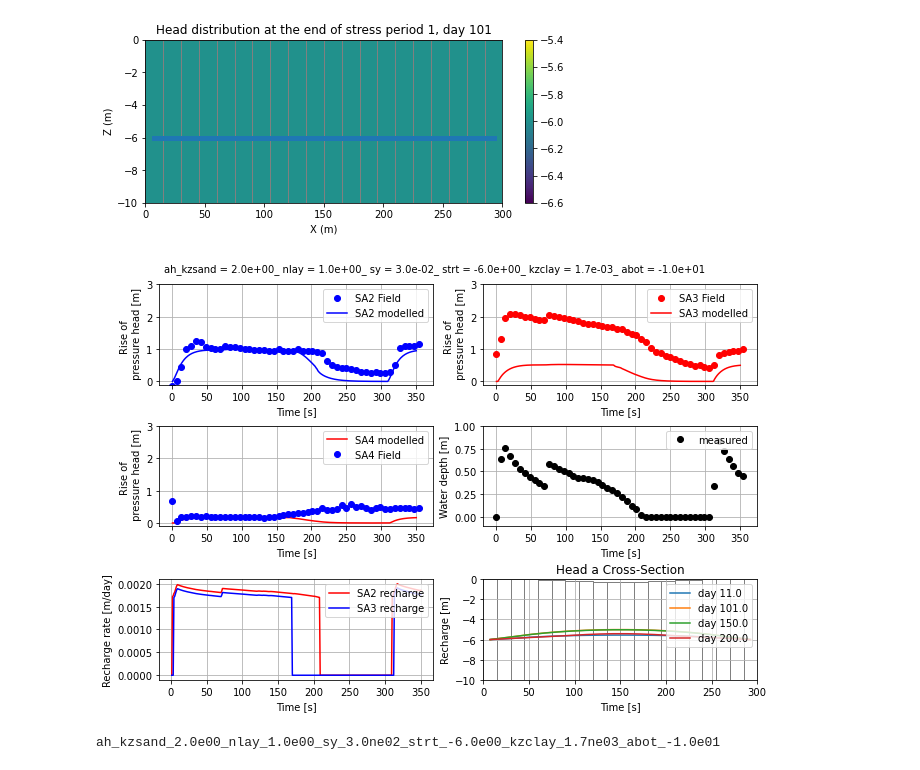
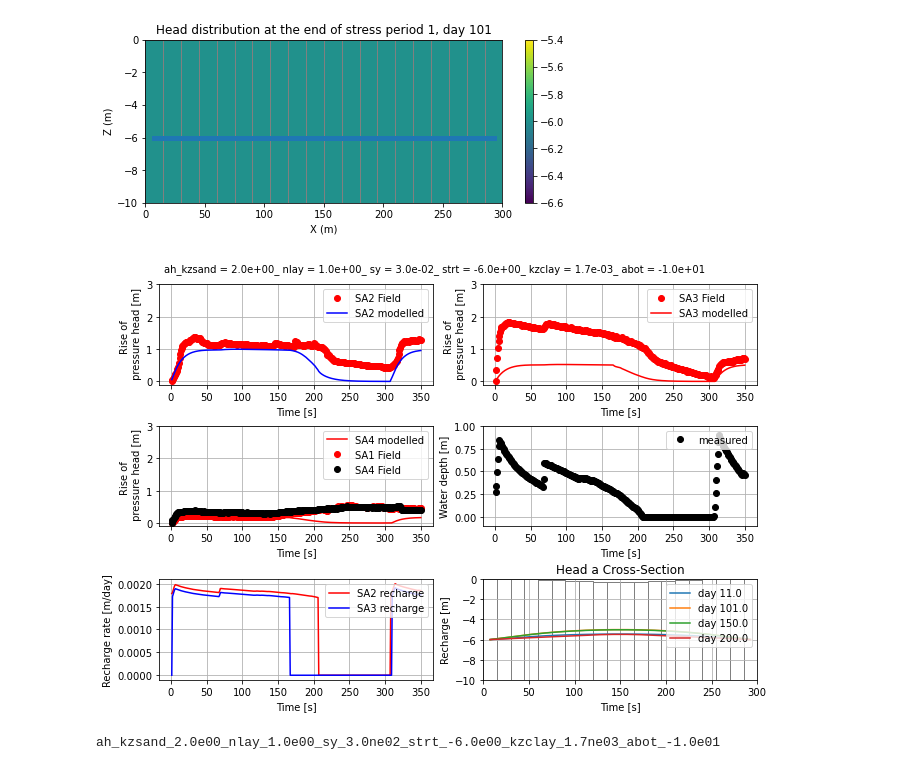
Before and after one commit to chenmingzhang/ewatering, a Jupyter notebook: modflow_planar_2D/ewatering_mf6_jupytext.ipynb, the cells around one changed output. Drawn from its saved outputs; the diff is of its cells as text; code cells hidden in the pictures.

```diff
--- a/modflow_planar_2D/ewatering_mf6_jupytext.ipynb
+++ b/modflow_planar_2D/ewatering_mf6_jupytext.ipynb
@@ -758,7 +827,8 @@ for per in np.arange(nper):
         lrc_lake_point = gwf.modelgrid.get_lrc(i)
         surface_elevation_lake_point_m = surface_elevation_cell_rc_ay_m[  lrc_lake_point[0][1], lrc_lake_point[0][2] ]
         delta_z_m = surface_elevation_lake_point_m - point_SA2.surface_elevation_m   # tends to be a positive value as lake centre is a rather low point.
-        water_depth_lake_point_m = surface_water_depth_rch_input_totim_ay_m[per] - delta_z_m
+        #water_depth_lake_point_m = surface_water_depth_rch_input_totim_ay_m[per] - delta_z_m
+        water_depth_lake_point_m = field.merged_df['pond_depth_sa2_m'][per]- delta_z_m
         if water_depth_lake_point_m < 0.01 :
             recharge_rate_mPday = 0
         else:
@@ -1076,11 +1146,16 @@ title_str =params['caseid'] + \
 #
 fig.suptitle(title_str,fontsize=10)
 ax = axes[0,0]
-ax.plot(field_data_df['time_elapsed_days'],
-         field_data_df['sa2_watertable_rise_mm'] * mPmm,
-         'bo',
-         markevery=1000,
-         label="SA2 Field")
+# ax.plot(field_data_df['time_elapsed_days'],
+#          field_data_df['sa2_watertable_rise_mm'] * mPmm,
+#          'bo',
+#          markevery=1000,
+#          label="SA2 Field")
+ax.plot(field.merged_df['time_elapsed_days'],
+        field.merged_df['watertable_rise_sa2_m'],
+        'ro',
+        #markevery=1000,
+        label="SA2 Field")
 ax.plot(time_array_obs_output_day,
         hydrualic_head_SA2_time_array_m - strt_m,
         'b-',
@@ -1093,11 +1168,17 @@ ax.legend(loc="upper right",fontsize=10)
 
 #
 ax = axes[0,1]
-ax.plot(field_data_df['time_elapsed_days'],
-        field_data_df['sa3_watertable_rise_mm'] * mPmm,
+# ax.plot(field_data_df['time_elapsed_days'],
+#         field_data_df['sa3_watertable_rise_mm'] * mPmm,
+#         'go',
+#         markevery=1000,
+#         label="SA3 Field")
+ax.plot(field.merged_df['time_elapsed_days'],
+        field.merged_df['watertable_rise_sa3_m'],
         'ro',
-        markevery=1000,
+        #markevery=1000,
         label="SA3 Field")
+
 ax.plot(time_array_obs_output_day,
         hydrualic_head_SA3_time_array_m - strt_m,
         'r-',
@@ -1113,15 +1194,22 @@ ax.plot(time_array_obs_output_day,
         hydrualic_head_SA4_time_array_m - strt_m,
         'r-',
         label='SA4 modelled')
-ax.plot(field_data_df['time_elapsed_days'],
-        field_data_df['sa1_watertable_rise_mm'] * mPmm,
-        'bo',
-        markevery=1000,
+# ax.plot(field_data_df['time_elapsed_days'],
+#         field_data_df['sa1_watertable_rise_mm'] * mPmm,
+#         'bo',
+#         markevery=1000,
+#         label="SA4 Field")
+ax.plot(field.merged_df['time_elapsed_days'],
+        field.merged_df['watertable_rise_sa1_m'],
+        'ro',
+        #markevery=1000,
+        label="SA1 Field")
+
+ax.plot(field.merged_df['time_elapsed_days'],
+        field.merged_df['watertable_rise_sa4_m'],
+        'ko',
+        #markevery=1000,
         label="SA4 Field")
-# ax.plot(time_array_obs_output_day,
-#         hydrualic_head_SA2_time_array_m - strt_m,
-#         'r.',
-#         label='SA3 Measurement')
 ax.grid()
 ax.set_ylim(-0.1,3)
 ax.set_xlabel('Time [s]')
@@ -1129,11 +1217,22 @@ ax.set_ylabel('Rise of \n pressure head [m]')
 ax.legend(loc="upper right",fontsize=10)
 
 ax = axes[1,1]
-ax.plot(field_data_df['time_elapsed_days'],
-        field_data_df['surface_water_depth_m'],
+# ax.plot(field_data_df['time_elapsed_days'],
+#         field_data_df['surface_water_depth_m'],
+#         'ko',
+#         markevery=1000,
+#         label="measured")
+ax.plot(field.merged_df['time_elapsed_days'],
+        field.merged_df['pond_depth_sa2_m'],
         'ko',
-        markevery=1000,
+        #markevery=1000,
         label="measured")
+
+# ax.plot(field.merged_df['time_elapsed_days'],
+#         field.merged_df['watertable_rise_sa1_m'],
+#         'ro',
+#         #markevery=1000,
+#         label="SA4 Field")
 # ax.plot(time_array_obs_output_day,
 #         hydrualic_head_SA2_time_array_m - strt_m,
 #         'r.',
@@ -1167,32 +1266,32 @@ ax.legend(loc="upper right",fontsize=10)
 
 #adsf
 ax =  axes[2,1]
 modeLx_msect   = flopy.plot.PlotCrossSection(model=gwf,
                                              line={'Row': int(nrow/2) })
 patches        = modeLx_msect.plot_ibound()
 linecollection = modeLx_msect.plot_grid()
 t = ax.set_title('Head a Cross-Section')
 #head = headobj.get_data(totim=times_output_list_day[1])
 for i in index_of_totim_output_list_day :
     head = gwf.output.head().get_data(totim = times_head_ay_days[i])
     ax.plot(gwf.modelgrid.xycenters[0],
             head[-1,int(nrow/2),:],
             label ='day ' +str(times_head_ay_days[i])
             )
 ax.legend(loc="lower right",fontsize=10)
 ax.grid()
 ax.set_xlabel('Time [s]')
 ax.set_ylabel('Recharge [m]')
 ax.legend(loc="upper right",fontsize=10)
 plt.show()
 fname_save=title_str.replace(';', '').replace('+', '').replace('e-', 'ne') \
     .replace('=', '_').replace(' ', '')
 print(fname_save)
 #fig_dir =  os.path.abspath('./figures/')
 fig_ws = os.path.join('.', 'figure')
 if not os.path.isdir(fig_ws):
     os.mkdir(fig_ws)
 fig.savefig(os.path.join(fig_ws,fname_save+'.png'),dpi=300)
 # %% [output]
-[figure, old version]
+[figure, new version]
 ah_kzsand_2.0e00_nlay_1.0e00_sy_3.0ne02_strt_-6.0e00_kzclay_1.7ne03_abot_-1.0e01
```
Also changed, not shown: parts of 15 cells of this notebook, 5 other files.
